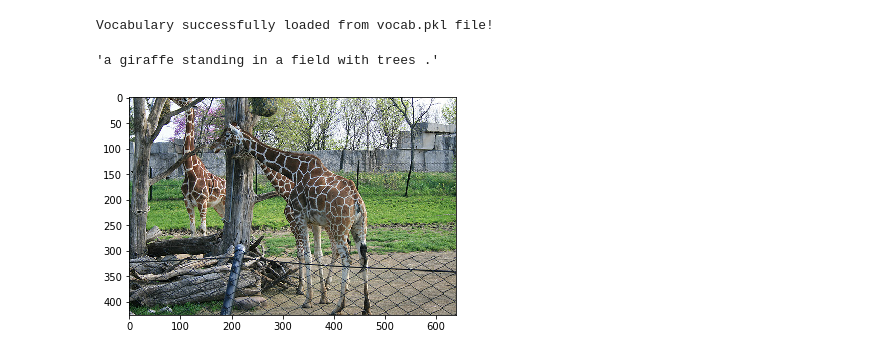
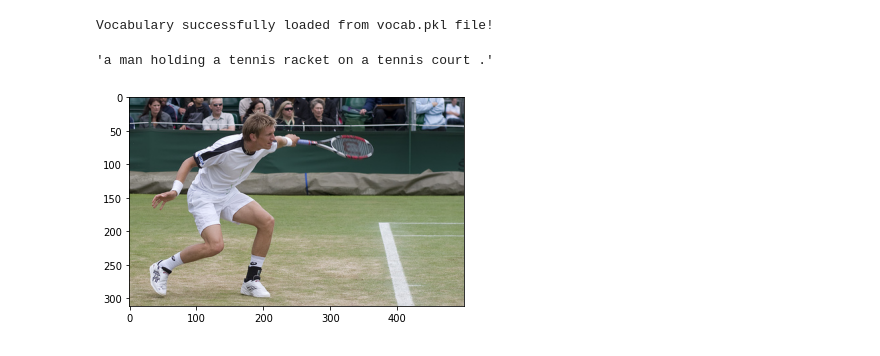
Before and after one commit to eip4-mars/EIP4P2, a Jupyter notebook: Session12/EVA4P2S12_Image_Captioning.ipynb, the cells around one changed output. Saved outputs shown, nothing was run; the diff lists cells and outputs as text; code cells hidden in the pictures.

```diff
--- a/Session12/EVA4P2S12_Image_Captioning.ipynb
+++ b/Session12/EVA4P2S12_Image_Captioning.ipynb
@@ -655,7 +655,7 @@ class DecoderRNN(nn.Module):
             outputs = outputs.squeeze(1)
             _, max_idx = torch.max(outputs, dim=1)
             final_output.append(max_idx.cpu().numpy()[0].item())
-            if (max_idx == 1 or len(final_ouput) >=20 ):
+            if (max_idx == 1 or len(final_output) >=20 ):
                 break
 
             inputs = self.word_embedding(max_idx)
@@ -791,13 +777,13 @@ def get_sentences( original_img, all_predictions ):
 # %%
 encoder.to(device)
 decoder.to(device)
 encoder.eval()
 decoder.eval()
 original_img , processed_img  = next( data_iter )
 
 features  = encoder(processed_img.to(device)   ).unsqueeze(1)
-final_output = decoder.predict( features  , max_len=20)
+final_output = decoder.Predict( features, max_len=20)
 get_sentences(original_img, final_output)
 # %% [output]
-'a giraffe standing in a field with trees .'
+'a man holding a tennis racket on a tennis court .'
-[figure, old version]
+[figure, new version]
```
Also changed, not shown: parts of 3 cells of this notebook.
